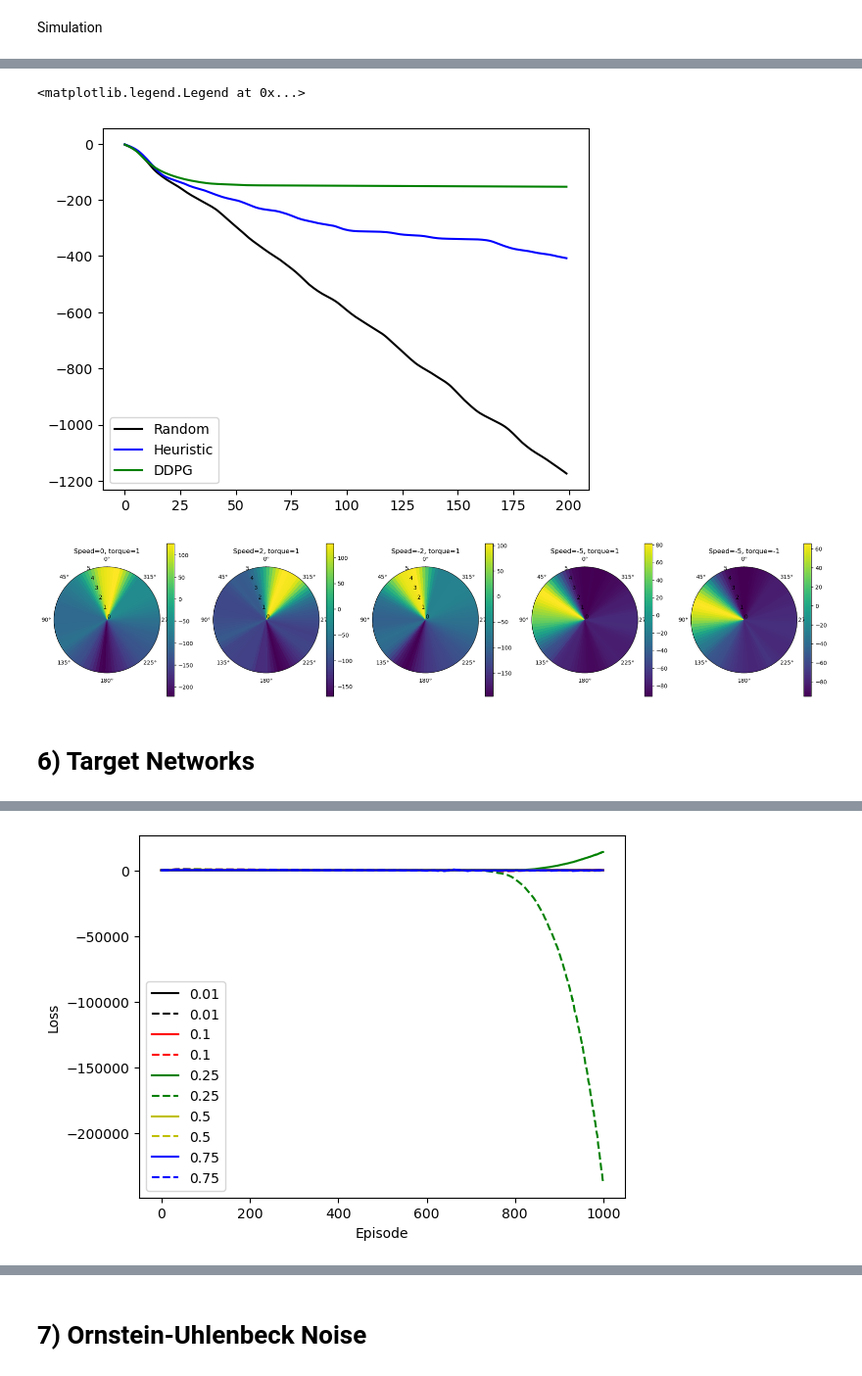
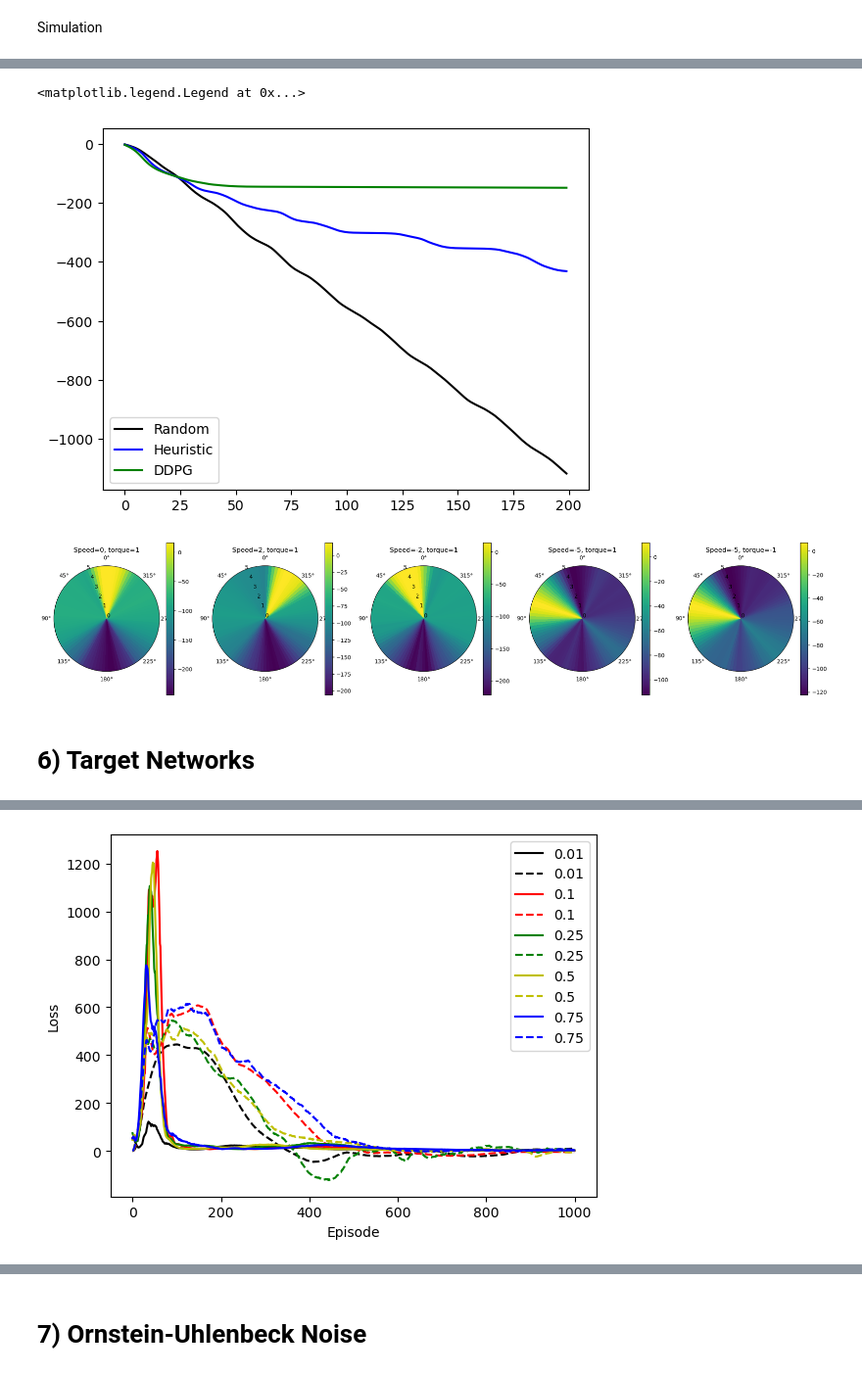
Before and after one commit to francpp/Deep_Deterministic_Policy_Gradient, a Jupyter notebook: DDPG.ipynb, the cells around one changed output, grey strips where cells are left out. Shown at 98% size. Drawn from its saved outputs; the diff is of its cells as text; code cells hidden in the pictures.

```diff
--- a/DDPG.ipynb
+++ b/DDPG.ipynb
@@ -378,7 +350,6 @@ gamma = 0.99
 optimizer_Q = torch.optim.Adam(ddpg_agent.Q_network.parameters(), lr = lr)
 optimizer_policy = torch.optim.Adam(ddpg_agent.policy_network.parameters(), lr = lr)
 criterion_Q = torch.nn.MSELoss()
-criterion_policy = torch.nn.L1Loss()
 num_epochs = 1000
 
 state = env.reset()
@@ -400,7 +371,7 @@ except:
 
     for epoch in range(num_epochs):
         loss_Q, loss_policy, cur_rew = train_epoch_ddpg(ddpg_agent.policy_network, ddpg_agent.Q_network, ddpg_agent, optimizer_policy, optimizer_Q,
-                                         criterion_policy, gamma, Buffer, epoch)
+                                         criterion_Q, gamma, Buffer, epoch)
         if epoch%10 == 0:
             print(f'Epoch: {epoch}, loss Q: {loss_Q:.3f}, loss pol: {loss_policy:.3f}')
         history_Q.append(loss_Q)
@@ -483,7 +470,7 @@ plt.plot(np.arange(200), np.mean(np.cumsum(ddpg_rewards, axis = 1), axis = 0),'g
 plt.legend()
 # %% [output]
 <matplotlib.legend.Legend at 0x...>
-[figure, old version]
+[figure, new version]
 # %%
 logs = [(0,1),(2,1),(-2,1),(-5,1),(-5,-1)]
 
@@ -517,7 +504,7 @@ for i,l in enumerate(logs):
 
 plt.savefig(f'Plots/DDPG_heat.png')
 # %% [output]
-[figure, old version]
+[figure, new version]
 # %% [markdown]
 # 6) Target Networks
 # %%
@@ -673,7 +570,7 @@ plt.figure()
 colors = ['k','r','g','y', 'b']
 
 for col, tau in zip(colors,TAU):
-
+    print(tau)
     ddpg_agent = DDPGAgent(sigma = noise_std, tau = tau)
     max_size = 1e5
     Buffer = ReplayBuffer(max_size = max_size)
@@ -684,7 +581,6 @@ for col, tau in zip(colors,TAU):
     optimizer_Q = torch.optim.Adam(ddpg_agent.Q_network.parameters(), lr = lr)
     optimizer_policy = torch.optim.Adam(ddpg_agent.policy_network.parameters(), lr = lr)
     criterion_Q = torch.nn.MSELoss()
-    criterion_policy = torch.nn.L1Loss()
     num_epochs = 1000
     net_dir = 'Models/target_network/tau_'+str(tau)
 
@@ -692,7 +588,6 @@ for col, tau in zip(colors,TAU):
         os.makedirs(net_dir)
 
     try:
-        no
         ddpg_agent.Q_network.load_state_dict(torch.load(net_dir+'/Q_network.pt', map_location=torch.device('cpu')))
         ddpg_agent.policy_network.load_state_dict(torch.load(net_dir+'/policy_network.pt', map_location=torch.device('cpu')))
         ddpg_agent.target_Q_network.load_state_dict(torch.load(net_dir+'/target_Q_network.pt', map_location=torch.device('cpu')))
@@ -709,7 +604,7 @@ for col, tau in zip(colors,TAU):
 
         for epoch in range(num_epochs):
             loss_Q, loss_policy, cur_rew = train_epoch_ddpg_target(ddpg_agent.policy_network, ddpg_agent.Q_network, ddpg_agent.target_policy_network, ddpg_agent.target_Q_network,
-                                                    ddpg_agent, optimizer_policy, optimizer_Q, criterion_policy, gamma, Buffer, epoch)
+                                                    ddpg_agent, optimizer_policy, optimizer_Q, criterion_Q, gamma, Buffer, epoch)
 
             if epoch%10 == 0:
                 print(f'Epoch: {epoch}, loss Q: {loss_Q:.3f}, loss pol: {loss_policy:.3f}')
@@ -763,4 +658,4 @@ Epoch: 990, loss Q: 8.736, loss pol: -141.675
-[figure, old version]
+[figure, new version]
 # %%
 tau = 0.01
 net_dir = 'Models/target_network/tau_'+str(tau)
```
Also changed, not shown: parts of 16 cells of this notebook, 42 other files.
